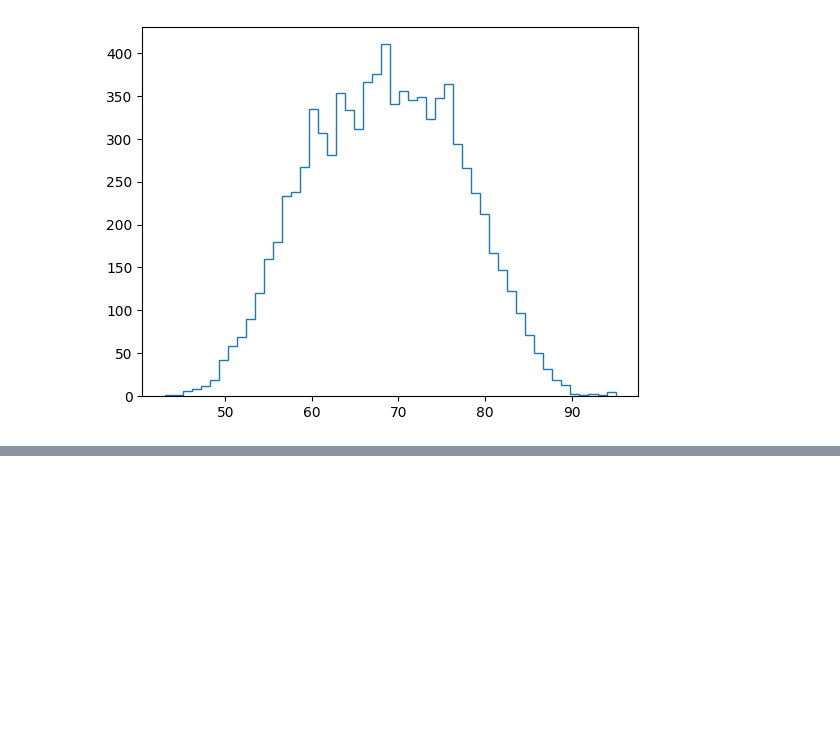
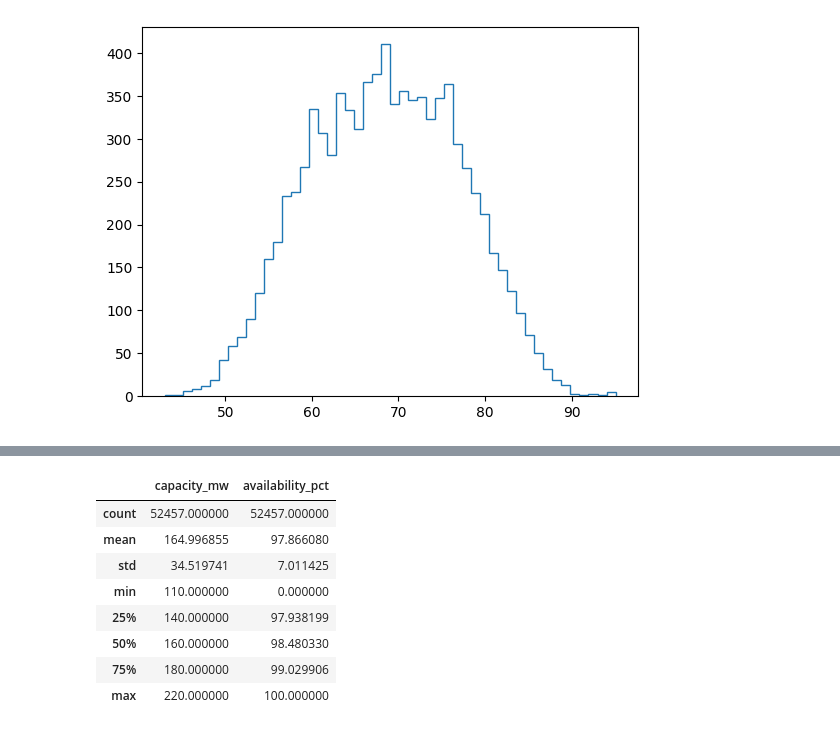
Before and after one commit to sadamhabnawi28/GreenGrid_Energy_Project, a Jupyter notebook: scripts/data_cleaning.ipynb, the cells around one changed output, grey strips where cells are left out. Saved outputs shown, nothing was run; the diff lists cells and outputs as text; code cells hidden in the pictures; blank space fills up the shorter version.

```diff
--- a/scripts/data_cleaning.ipynb
+++ b/scripts/data_cleaning.ipynb
@@ -356,0 +422,15 @@ plt.show()
+# %%
+df_scada.loc[df_scada["availability_pct"] < 0, "availability_pct"] = 0
+df_scada.loc[df_scada["availability_pct"] > 100, "availability_pct"] = 100
+# %%
+df_scada.describe()
+# %% [output]
+|  | capacity_mw | availability_pct |
+| count | 52457.000000 | 52457.000000 |
+| mean | 164.996855 | 97.866080 |
+| std | 34.519741 | 7.011425 |
+| min | 110.000000 | 0.000000 |
+| 25% | 140.000000 | 97.938199 |
+| 50% | 160.000000 | 98.480330 |
+| 75% | 180.000000 | 99.029906 |
+| max | 220.000000 | 100.000000 |
```
Also changed, not shown: parts of 8 cells of this notebook.
